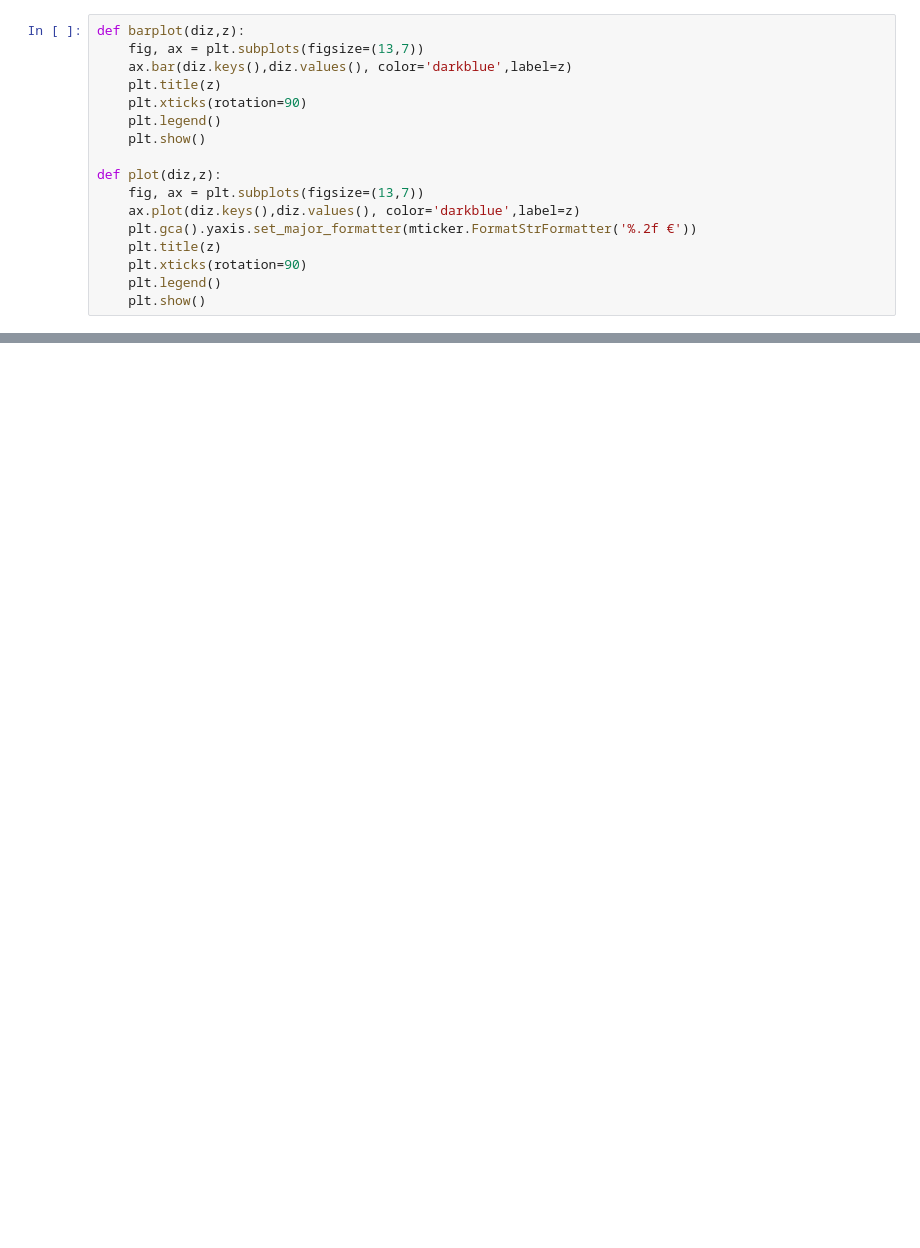
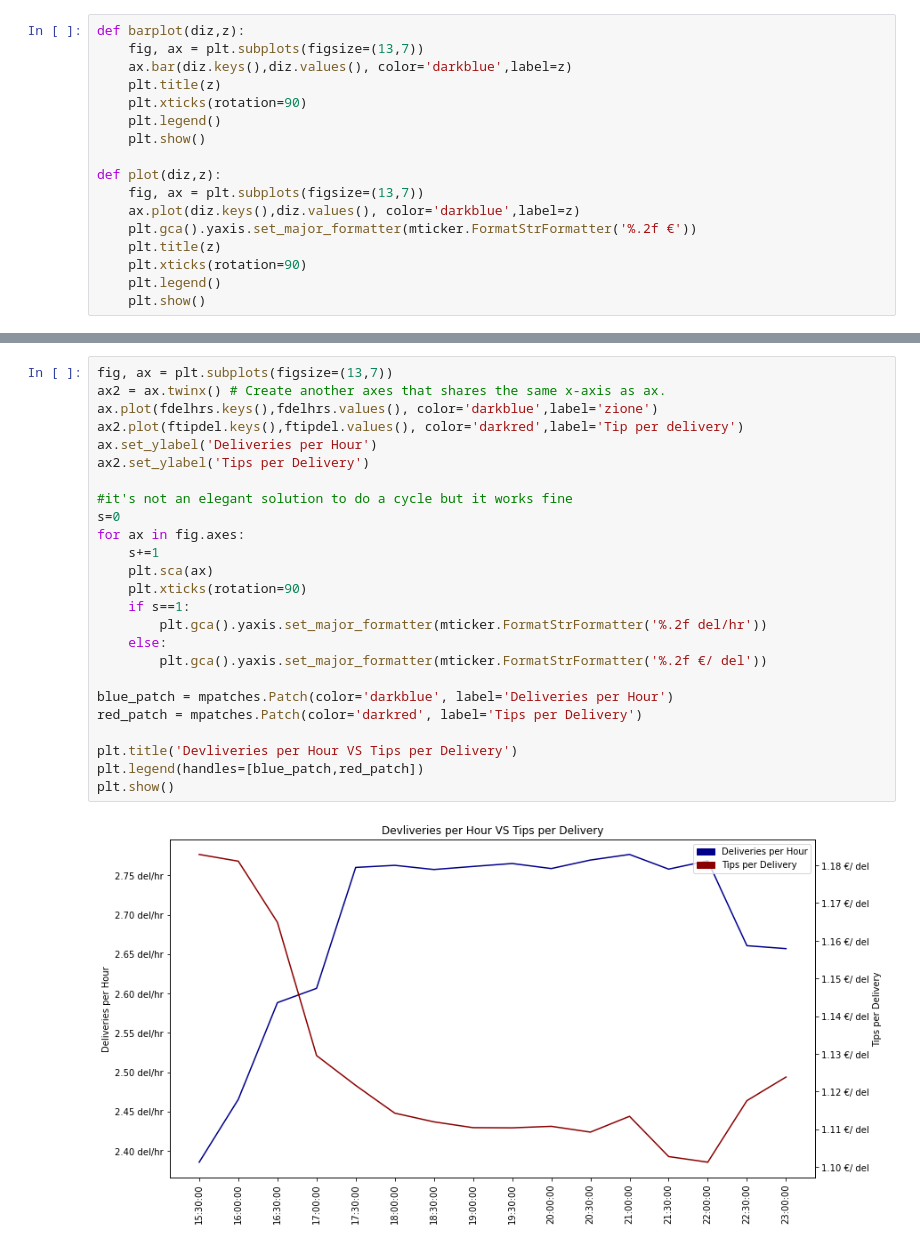
Before and after one commit to nicoficoh/Peformancebyhour, a Jupyter notebook: minutetominute.ipynb, the cells around one changed output, grey strips where cells are left out. Cells and saved outputs as stored; diff of their text form; blank space fills up the shorter version.

```diff
--- a/minutetominute.ipynb
+++ b/minutetominute.ipynb
@@ -112,0 +147,27 @@ plot(fdelhrs,'Deliveries per hours depending on the working hour')
+# %%
+fig, ax = plt.subplots(figsize=(13,7))
+ax2 = ax.twinx() # Create another axes that shares the same x-axis as ax.
+ax.plot(fdelhrs.keys(),fdelhrs.values(), color='darkblue',label='zione')
+ax2.plot(ftipdel.keys(),ftipdel.values(), color='darkred',label='Tip per delivery')
+ax.set_ylabel('Deliveries per Hour')
+ax2.set_ylabel('Tips per Delivery')
+
+#it's not an elegant solution to do a cycle but it works fine
+s=0
+for ax in fig.axes:
+    s+=1
+    plt.sca(ax)
+    plt.xticks(rotation=90)
+    if s==1:
+        plt.gca().yaxis.set_major_formatter(mticker.FormatStrFormatter('%.2f del/hr'))
+    else:
+        plt.gca().yaxis.set_major_formatter(mticker.FormatStrFormatter('%.2f €/ del'))
+
+blue_patch = mpatches.Patch(color='darkblue', label='Deliveries per Hour')
+red_patch = mpatches.Patch(color='darkred', label='Tips per Delivery')
+
+plt.title('Devliveries per Hour VS Tips per Delivery')
+plt.legend(handles=[blue_patch,red_patch])
+plt.show()
+# %% [output]
+[figure, added]
```
Also changed, not shown: parts of 17 cells of this notebook, 1 other file.
